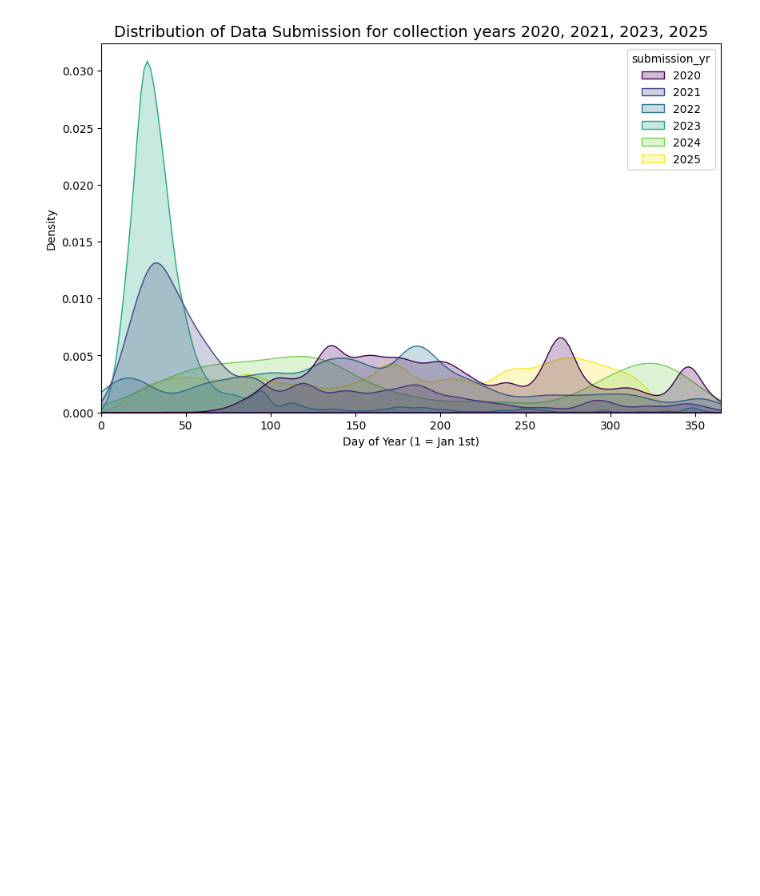
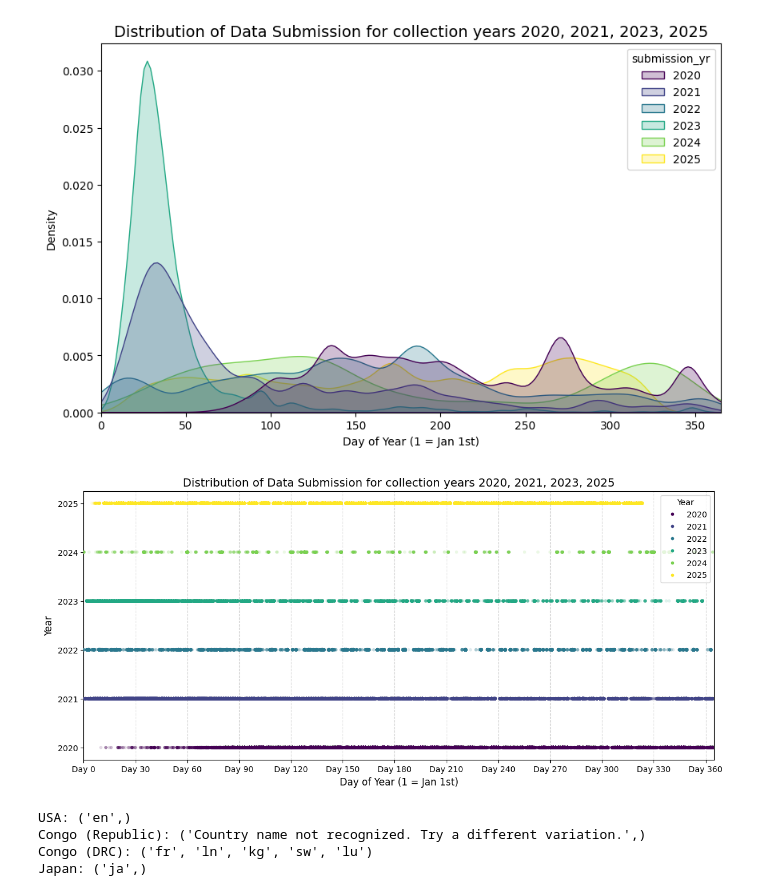
Before and after one commit to ASudu/EpiCoV_Summer25, a Jupyter notebook: src/compare_years.ipynb, the cells around one changed output. Saved outputs shown, nothing was run; the diff lists cells and outputs as text; code cells hidden in the pictures; blank space fills up the shorter version.

Commit message:
official languages collected

```diff
--- a/src/compare_years.ipynb
+++ b/src/compare_years.ipynb
@@ -29,7 +32,7 @@ set(df20.columns) == set(df21.columns) == set(df23.columns) == set(df25.columns)
 True
 # %%
 def add_columns(df):
-    df.rename(columns={"Accession ID": "accession_id", "Collection date": "collection_date", "Submission date": "submission_date"}, inplace=True)
+    df.rename(columns={"Accession ID": "accession_id", "Collection date": "collection_date", "Submission date": "submission_date", "Location": "location"}, inplace=True)
     # 'mixed' allows pandas to infer formats row-by-row
     df["collection_date"] = pd.to_datetime(df["collection_date"], format='mixed')
     df["submission_date"] = pd.to_datetime(df["submission_date"], format='mixed')
@@ -90,7 +93,7 @@ Data columns (total 4 columns):
 dtypes: int32(2), int64(2)
 memory usage: 4.5 KB
 # %%
-cols = ["accession_id", "collection_date", "submission_date", "collection_yr", "submission_yr", "collection_doy", "submission_doy"]
+cols = ["accession_id", "collection_date", "submission_date", "collection_yr", "submission_yr", "collection_doy", "submission_doy", "location"]
 df1 = pd.concat([df20[cols], df21[cols], df23[cols], df25[cols]], ignore_index=True)
 df1.info()
 # %% [output]
@@ -354,34 +358,36 @@ plt.figure(figsize=(14, 6))
     # If you want all data, remove .sample() but lower 'alpha' and 'size'.
 ax = sns.stripplot(
     # data=df.sample(frac=0.1, random_state=42),
-    data=df,
+    data=df1,
     x='submission_doy',
     y='submission_yr',           # Categorical Y-axis separates the years
     hue='submission_yr',         # Colors them differently
     jitter=0.25,        # Adds random vertical noise so dots don't overlap perfectly
     size=4,             # Keep dots small
     alpha=0.15,          # High transparency to show density (darker = more data)
     palette='viridis'
 )
 
 # plt.title("Timeline of Data Collection by Year (Strip Plot)", fontsize=14)
 plt.title("Distribution of Data Submission for collection years 2020, 2021, 2023, 2025", fontsize=14)
 plt.xlabel("Day of Year (1 = Jan 1st)", fontsize=12)
 plt.ylabel("Year", fontsize=12)
 plt.xlim(0, 365)  # Lock axis to full year
 plt.grid(True, axis='x', linestyle='--', alpha=0.5)
 
 plt.xticks(ticks=np.arange(0, 366, 30), labels=[f"Day {i}" for i in np.arange(0, 366, 30)])
 plt.legend(title='Year', loc='upper right')
 
 legend = ax.get_legend()
 
 # Loop through the legend handles (markers) and make them opaque
 if legend:
     for handle in legend.legend_handles:
         handle.set_alpha(1.0)  # 1.0 = Fully Opaque
 
 plt.show()
+# %% [output]
+[figure, added]
 # %%
 from countryinfo import CountryInfo
 
@@ -395,17 +401,22 @@ def get_language_codes(country_name):
         codes = country.languages()
 
         if codes:
-            return codes
+            return tuple(codes)
         else:
-            return "No language data found."
+            return ("No language data found.",)
 
     except KeyError:
-        return "Country name not recognized. Try a different variation."
+        return ("Country name not recognized. Try a different variation.",)
 
 # --- Examples ---
 print(f"USA: {get_language_codes('USA')}")
 print(f"Congo (Republic): {get_language_codes('Republic of Congo')}")
 print(f"Congo (DRC): {get_language_codes('Democratic Republic of the Congo')}")
 print(f"Japan: {get_language_codes('Japan')}")
+# %% [output]
+USA: ('en',)
+Congo (Republic): ('Country name not recognized. Try a different variation.',)
+Congo (DRC): ('fr', 'ln', 'kg', 'sw', 'lu')
+Japan: ('ja',)
 # %%
 # Vectorized split and strip (much faster than iterrows)
```
Also changed, not shown: parts of 13 cells of this notebook, 2 other files.
